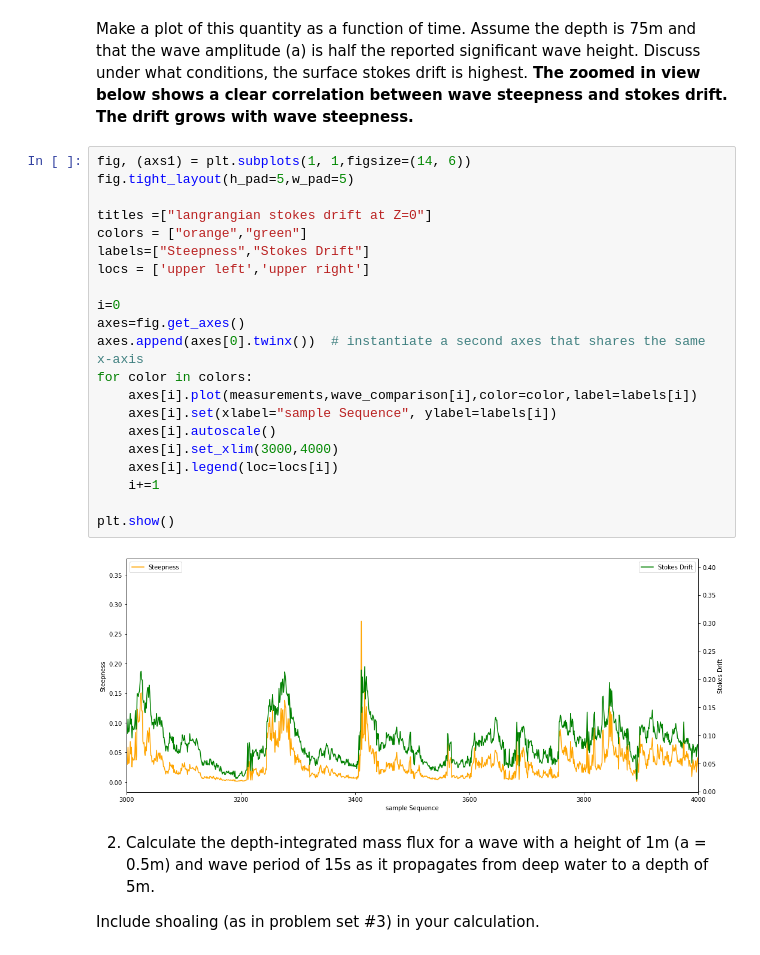
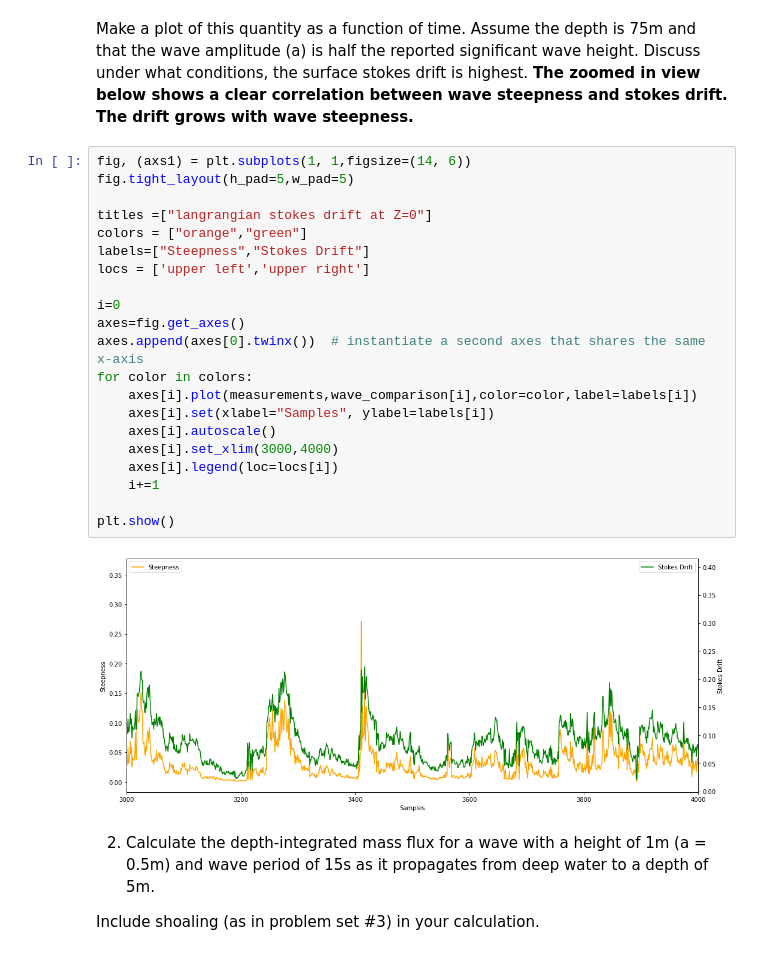
Before and after one commit to Wzesk/waves, a Jupyter notebook: wave_hw/stokes_drift/stokes_drift.ipynb, the cells around one changed output. Saved outputs shown, nothing was run; the diff lists cells and outputs as text.

```diff
--- a/wave_hw/stokes_drift/stokes_drift.ipynb
+++ b/wave_hw/stokes_drift/stokes_drift.ipynb
@@ -53,26 +58,26 @@ wave_comparison = [read_waves[2],steepness]
 # %%
 fig, (axs1) = plt.subplots(1, 1,figsize=(14, 6))
 fig.tight_layout(h_pad=5,w_pad=5)
 
 titles =["langrangian stokes drift at Z=0"]
 colors = ["orange","green"]
 labels=["Steepness","Stokes Drift"]
 locs = ['upper left','upper right']
 
 i=0
 axes=fig.get_axes()
 axes.append(axes[0].twinx())  # instantiate a second axes that shares the same x-axis
 for color in colors:
     axes[i].plot(measurements,wave_comparison[i],color=color,label=labels[i])
-    axes[i].set(xlabel="sample Sequence", ylabel=labels[i])
+    axes[i].set(xlabel="Samples", ylabel=labels[i])
     axes[i].autoscale()
     axes[i].set_xlim(3000,4000)
     axes[i].legend(loc=locs[i])
     i+=1
 
 plt.show()
 # %% [output]
-[figure, old version]
+[figure, new version]
 # %% [markdown]
 2.	Calculate the depth-integrated mass flux for a wave with a height of 1m (a = 0.5m) and wave period of 15s as it propagates from deep water to a depth of 5m.
 
```
Also changed, not shown: parts of 4 cells of this notebook, 10 other files.
